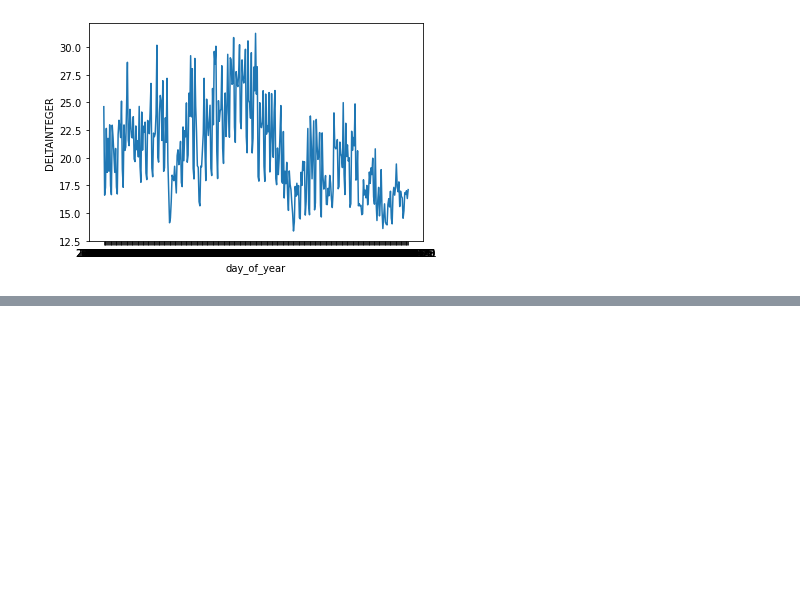
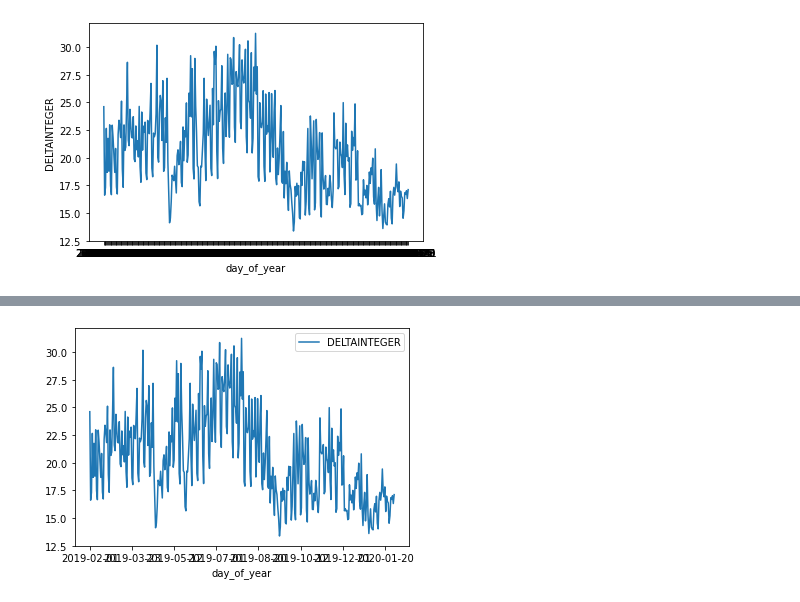
Before and after one commit to sgavela/water_footprint, a Jupyter notebook: statistical_analysis/relacion_read_delta.ipynb, the cells around one changed output, grey strips where cells are left out. Cells and saved outputs as stored; diff of their text form; code cells hidden in the pictures; blank space fills up the shorter version.

```diff
--- a/statistical_analysis/relacion_read_delta.ipynb
+++ b/statistical_analysis/relacion_read_delta.ipynb
@@ -113,0 +132,5 @@ Fuente: https://machinelearningmastery.com/gentle-introduction-autocorrelation-p
+# %%
+delta_date.plot()
+pyplot.show()
+# %% [output]
+[figure, added]
```
Also changed, not shown: parts of 13 cells of this notebook, 1 other file.
